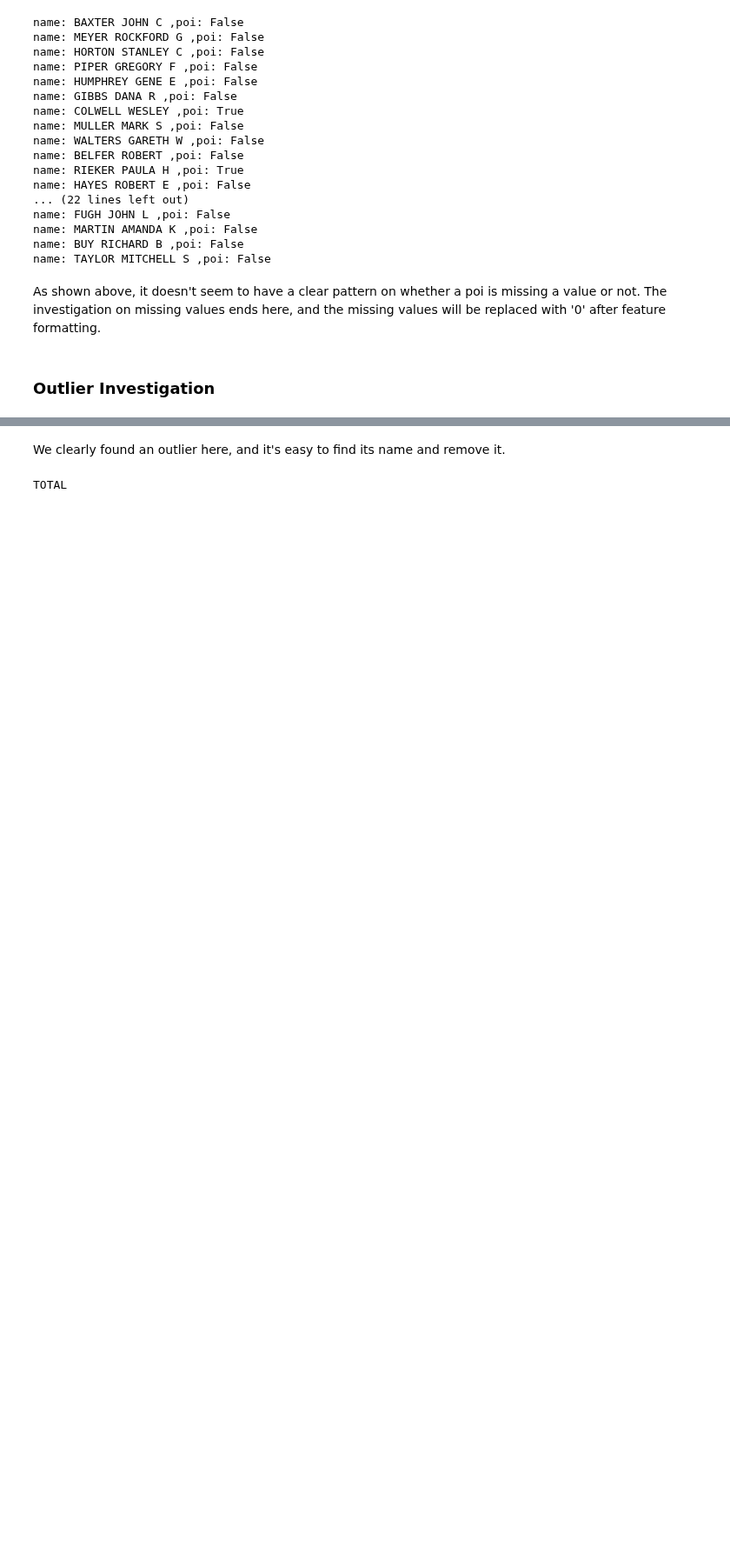
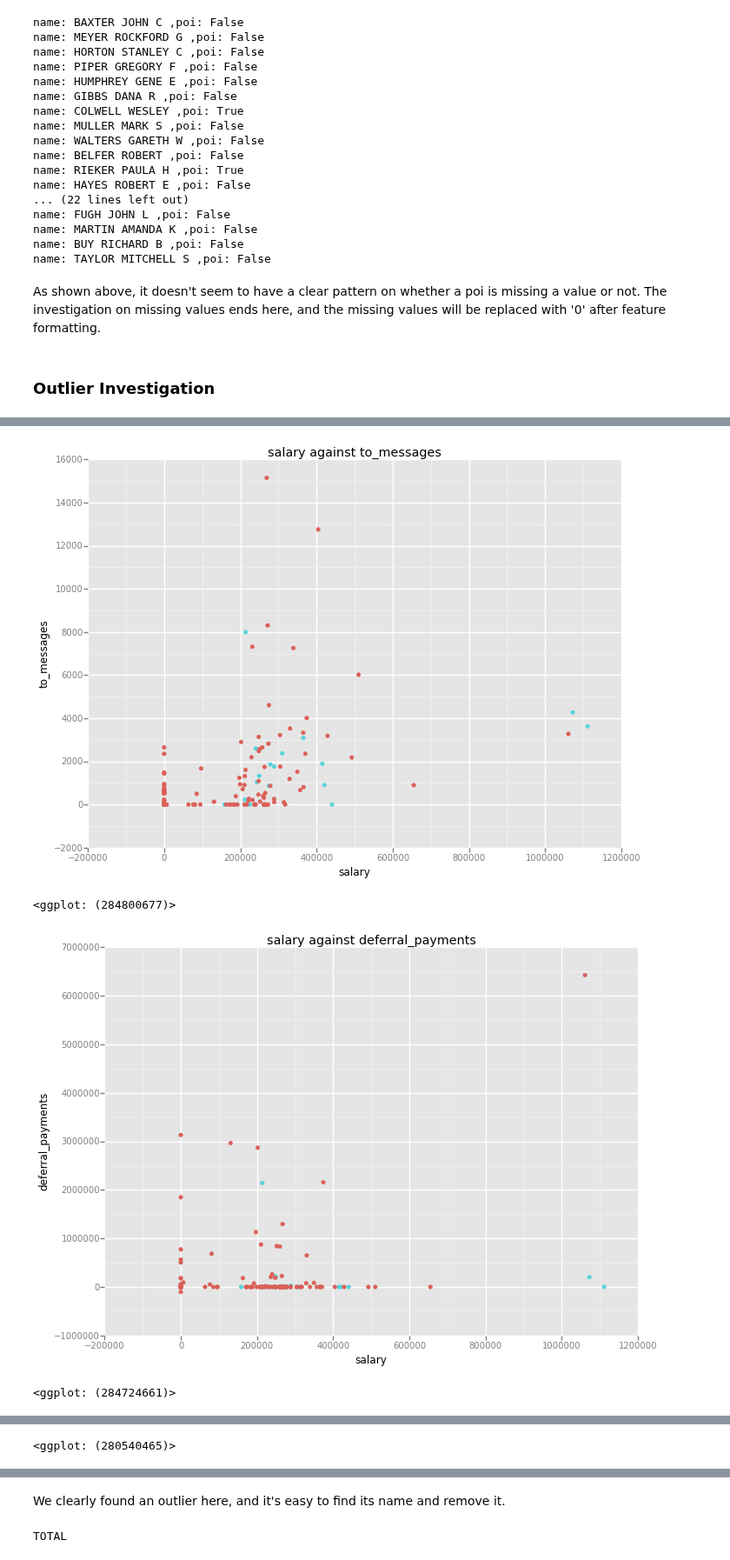
Before and after one commit to yyforyongyu/fraud-detection-enron, a Jupyter notebook: final_project/poi_id.ipynb, the cells around one changed output, grey strips where cells are left out. Shown at 87% size. Drawn from its saved outputs; the diff is of its cells as text; code cells hidden in the pictures; blank space fills up the shorter version.

Commit message:
finish plots

```diff
--- a/final_project/poi_id.ipynb
+++ b/final_project/poi_id.ipynb
@@ -317,0 +252,19 @@ ValueError: If using all scalar values, you must pass an index
+# %%
+%matplotlib inline
+from ggplot import *
+
+# iter through all features
+# x axis will always be salary
+# poi is represented by colors of points
+# the rest of features are put in y axis
+for feature in features:
+    if feature != "poi" and feature != "salary":
+        print ggplot(aes(x = 'salary', y = feature, color = 'poi'),
+               data = df) +\
+        geom_point() +\
+        ggtitle("salary against " + feature)
+# %% [output]
+[figure, added]
+<ggplot: (284800677)>
+[figure, added]
+<ggplot: (284724661)>
@@ -317,0 +272 @@ ValueError: If using all scalar values, you must pass an index
+<ggplot: (280540465)>
```
Also changed, not shown: parts of 5 cells of this notebook.
